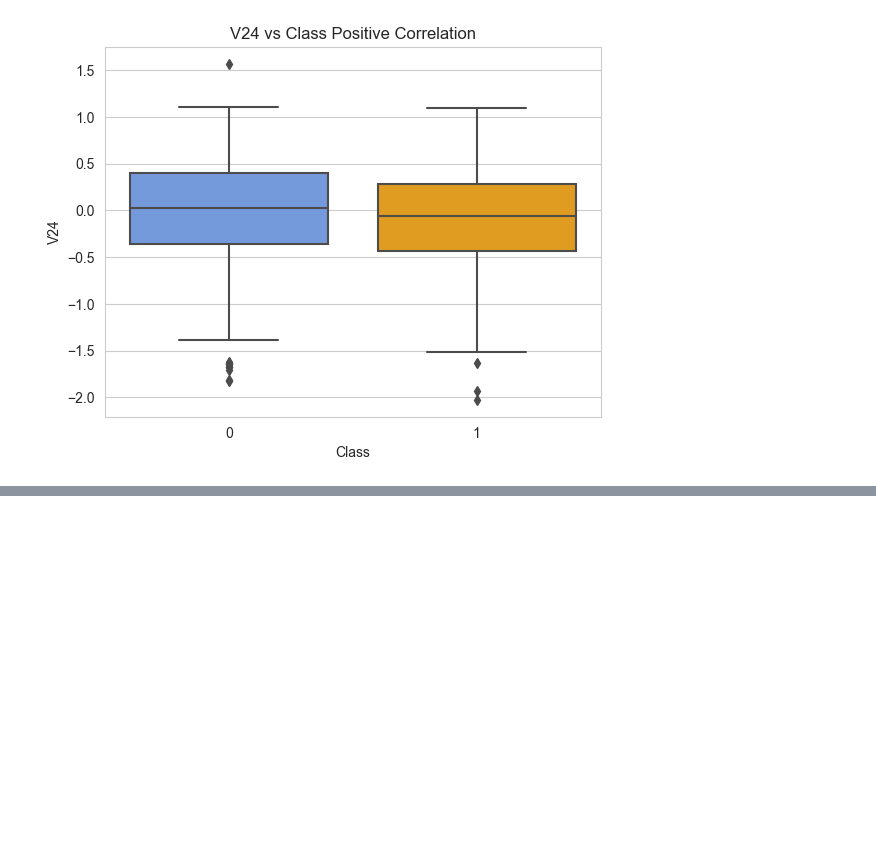
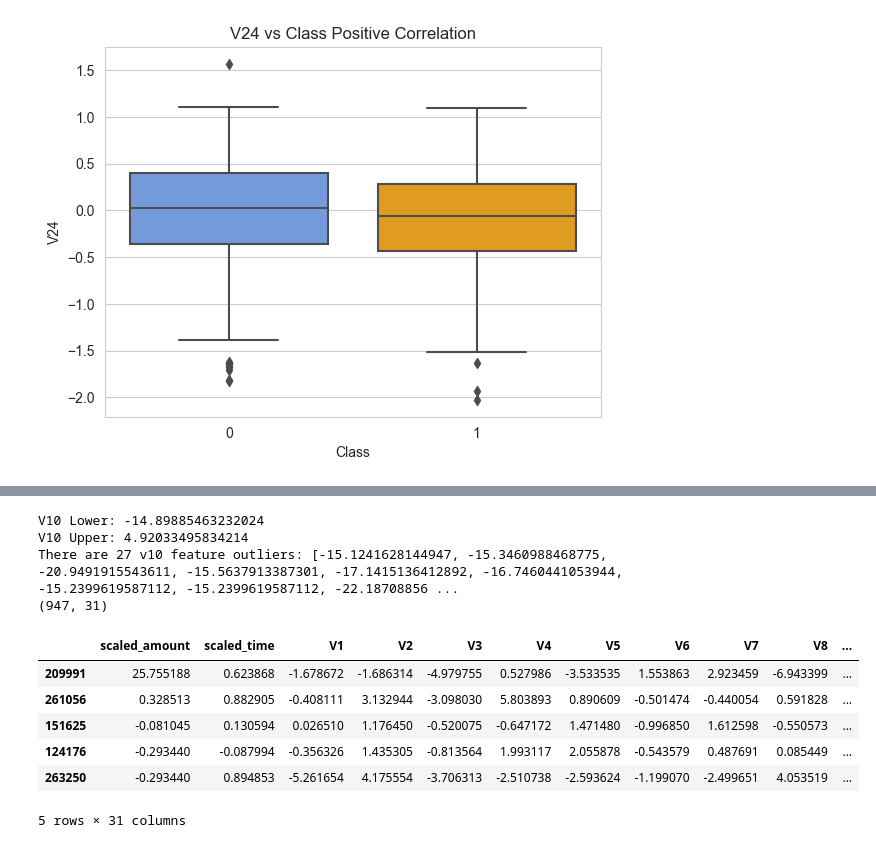
Before and after one commit to DuongVu39/credit_card_fraud_detection, a Jupyter notebook: notebooks/Exploration.ipynb, the cells around one changed output, grey strips where cells are left out. Saved outputs shown, nothing was run; the diff lists cells and outputs as text; code cells hidden in the pictures; blank space fills up the shorter version.

```diff
--- a/notebooks/Exploration.ipynb
+++ b/notebooks/Exploration.ipynb
@@ -319,0 +424,17 @@ plt.title('V24 vs Class Positive Correlation');
+# %%
+v12_fraud = new_df["V12"].loc[new_df["Class"]==1].values
+q25, q75 = np.percentile(v12_fraud, 25), np.percentile(v12_fraud, 75)
+
+v12_iqr = q75 - q25
+v12_cutoff = v12_iqr * 1.5
+v12_lower, v12_upper = q25 - v12_cutoff, q75 + v12_cutoff
+
+print(f"V12 lower: {v12_lower}")
+print(f"V12 upper: {v12_upper}")
+
+outliers = [x for x in v12_fraud if x < v12_lower or x > v12_upper]
+
+print(f"There are {len(outliers)} V12 outliers: {outliers}")
+
+new_df = new_df.drop(new_df[(new_df["V12"] < v12_lower) | (new_df["V12"] > v12_upper)].index)
+new_df.head()
@@ -319,0 +452,28 @@ plt.title('V24 vs Class Positive Correlation');
+# %%
+v10_fraud = new_df["V10"].loc[new_df["Class"] == 1].values
+q25, q75 = np.percentile(v10_fraud, 25), np.percentile(v10_fraud, 75)
+v10_iqr = q75 - q25
+
+v10_cutoff = v10_iqr * 1.5
+v10_lower, v10_upper = q25 - v10_cutoff, q75 + v10_cutoff
+print(f"V10 Lower: {v10_lower}")
+print(f"V10 Upper: {v10_upper}")
+
+outliers = [x for x in v10_fraud if x < v10_lower or x > v10_upper]
+print(f"There are {len(outliers)} v10 feature outliers: {outliers}")
+
+new_df = new_df.drop(new_df[(new_df["V10"] < v10_lower) | (new_df["V10"] > v10_upper)].index)
+print(new_df.shape)
+new_df.head()
+# %% [output]
+V10 Lower: -14.89885463232024
+V10 Upper: 4.92033495834214
+There are 27 v10 feature outliers: [-15.1241628144947, -15.3460988468775, -20.9491915543611, -15.5637913387301, -17.1415136412892, -16.7460441053944, -15.2399619587112, -15.2399619587112, -22.18708856 ...
+(947, 31)
+|  | scaled_amount | scaled_time | V1 | V2 | V3 | V4 | V5 | V6 | V7 | V8 | ... |
+| 209991 | 25.755188 | 0.623868 | -1.678672 | -1.686314 | -4.979755 | 0.527986 | -3.533535 | 1.553863 | 2.923459 | -6.943399 | ... |
+| 261056 | 0.328513 | 0.882905 | -0.408111 | 3.132944 | -3.098030 | 5.803893 | 0.890609 | -0.501474 | -0.440054 | 0.591828 | ... |
+| 151625 | -0.081045 | 0.130594 | 0.026510 | 1.176450 | -0.520075 | -0.647172 | 1.471480 | -0.996850 | 1.612598 | -0.550573 | ... |
+| 124176 | -0.293440 | -0.087994 | -0.356326 | 1.435305 | -0.813564 | 1.993117 | 2.055878 | -0.543579 | 0.487691 | 0.085449 | ... |
+| 263250 | -0.293440 | 0.894853 | -5.261654 | 4.175554 | -3.706313 | -2.510738 | -2.593624 | -1.199070 | -2.499651 | 4.053519 | ... |
+5 rows × 31 columns
```
Also changed, not shown: parts of 20 cells of this notebook.
